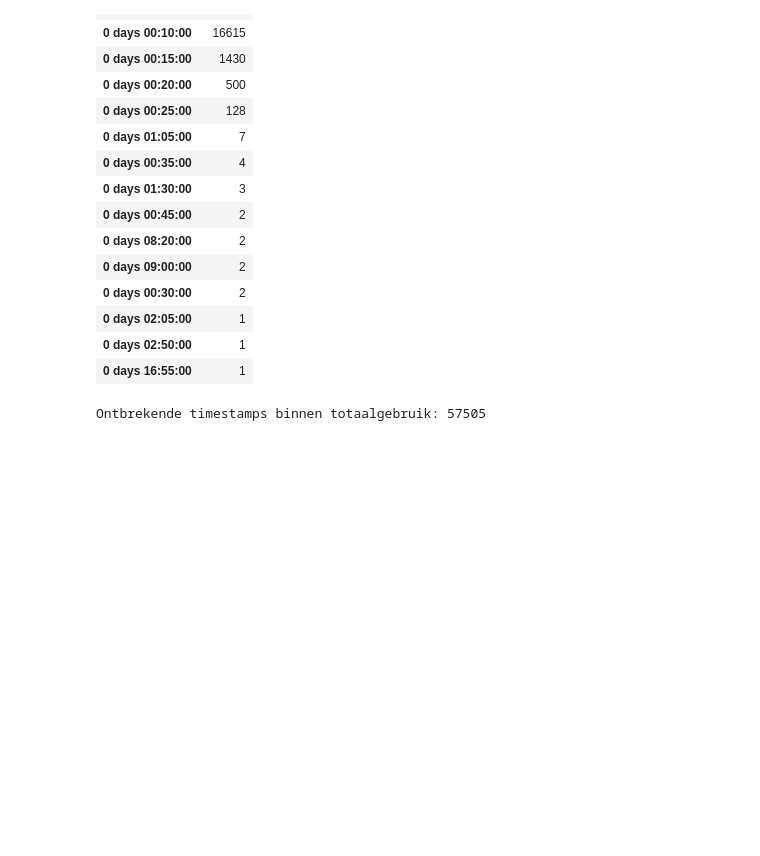
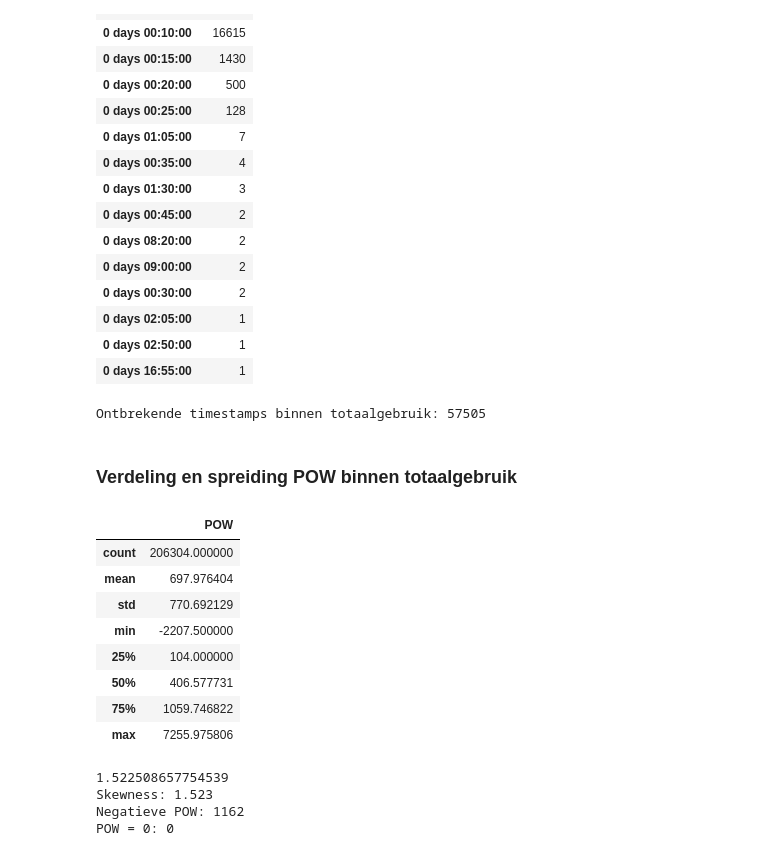
Before and after one commit to CasDerksen/Project3_Deel1, a Jupyter notebook: exploration/02_Huis.ipynb, the cells around one changed output. Cells and saved outputs as stored; diff of their text form; code cells hidden in the pictures; blank space fills up the shorter version.

Commit message:
Skewness binnen totaalgebruik van pow

```diff
--- a/exploration/02_Huis.ipynb
+++ b/exploration/02_Huis.ipynb
@@ -368,3 +368,26 @@ ontbrekende_pow_tijden = verwachte_tijden.difference(pow_tijden)
 print("Ontbrekende timestamps binnen totaalgebruik:", len(ontbrekende_pow_tijden))
 # %% [output]
 Ontbrekende timestamps binnen totaalgebruik: 57505
+# %% [markdown]
+### Verdeling en spreiding POW binnen totaalgebruik
+# %%
+display(df_pow_totaal["POW"].describe().to_frame("POW"))
+
+target_skewness = df_pow_totaal["POW"].skew()
+print("Skewness:", round(target_skewness, 3))
+print("Negatieve POW:", (df_pow_totaal["POW"] < 0).sum())
+print("POW = 0:", (df_pow_totaal["POW"] == 0).sum())
+# %% [output]
+|  | POW |
+| count | 206304.000000 |
+| mean | 697.976404 |
+| std | 770.692129 |
+| min | -2207.500000 |
+| 25% | 104.000000 |
+| 50% | 406.577731 |
+| 75% | 1059.746822 |
+| max | 7255.975806 |
+1.522508657754539
+Skewness: 1.523
+Negatieve POW: 1162
+POW = 0: 0
```
